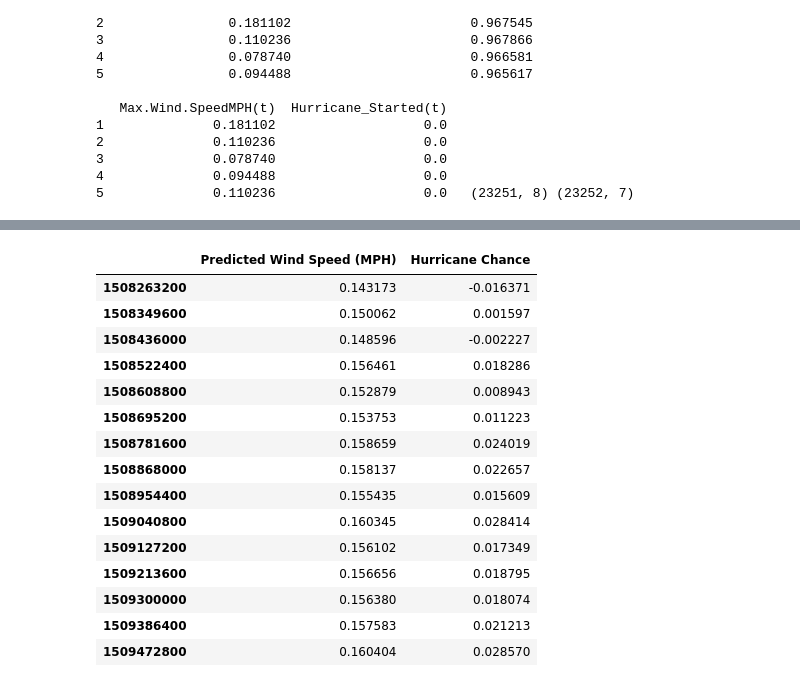
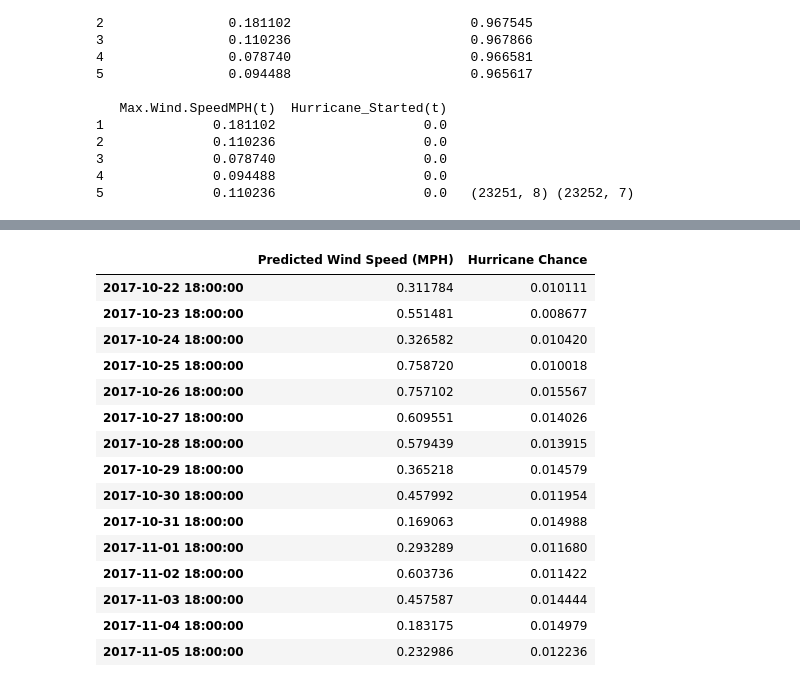
Before and after one commit to peterwilli/HurricAIne, a Jupyter notebook: HurricanePrediction.ipynb, the cells around one changed output, grey strips where cells are left out. Saved outputs shown, nothing was run; the diff lists cells and outputs as text; code cells hidden in the pictures.

```diff
--- a/HurricanePrediction.ipynb
+++ b/HurricanePrediction.ipynb
@@ -282,8 +335,7 @@ print(train_X.shape, train_y.shape, test_X.shape, test_y.shape)
 # %%
 # design network
 model = Sequential()
-#model.add(GaussianNoise(0.5, input_shape=(train_X.shape[1], train_X.shape[2])))
-model.add(LSTM(1, return_sequences=False, input_shape=(train_X.shape[1], train_X.shape[2])))
+model.add(LSTM(15, return_sequences=False, input_shape=(train_X.shape[1], train_X.shape[2])))
 model.add(GaussianDropout(rate=0.1))
 model.add(Dense(2))
 model.compile(loss='mae', optimizer='adam')
@@ -290,14 +344,13 @@ model.compile(loss='mae', optimizer='adam')
 # %%
-while True:
-    # fit network
-    history = model.fit(train_X, train_y, epochs=10, batch_size=72, validation_data=(test_X, test_y), verbose=2, shuffle=False)
+# fit network
+history = model.fit(train_X, train_y, epochs=5, batch_size=72, validation_data=(test_X, test_y), verbose=2, shuffle=False)
 
-    # Clear the screen so we can see the charts
-    clear_output()
+# Clear the screen so we can see the charts
+clear_output()
 
-    # plot history
-    pyplot.plot(history.history['loss'], label='train')
-    pyplot.plot(history.history['val_loss'], label='test')
-    pyplot.legend()
-    pyplot.show()
+# plot history
+pyplot.plot(history.history['loss'], label='train')
+pyplot.plot(history.history['val_loss'], label='test')
+pyplot.legend()
+pyplot.show()
 # %% [output]
@@ -321,7 +370,7 @@ def weather_row_to_pandas(rows):
     data = []
     index = []
     for r in rows:
-        index.append(r[0])
+        index.append(pd.to_datetime(r[0], unit='s'))
         data.append([0, val_by_name(r, 'Max.TemperatureF'), 0, val_by_name(r, 'humidity'),
                      val_by_name(r, 'wind_speed'), val_by_name(r, 'sea_level')])
 
@@ -336,5 +385,6 @@ if os.path.isfile(owm_data_path):
         reader = csv.reader(csv_file,  delimiter=';',
                             quotechar='|', quoting=csv.QUOTE_MINIMAL)
         next(reader) # skip header
-        print(weather_row_to_pandas(reader))
+        owm_data = weather_row_to_pandas(reader)
+owm_data
 # %% [output]
@@ -358,44 +416,36 @@ if os.path.isfile(owm_data_path):
 # %%
-data = None
-if os.path.isfile(owm_data_path):
-    with open(owm_data_path, 'r') as csv_file:
-        reader = csv.reader(csv_file,  delimiter=';',
-                            quotechar='|', quoting=csv.QUOTE_MINIMAL)
-        next(reader) # skip header
-        data = weather_row_to_pandas(reader)
-
 # ensure all data is float
-data = data.apply(pd.to_numeric, args=('coerce',))
+data = owm_data.apply(pd.to_numeric, args=('coerce',))
 data.fillna(0, inplace=True)
 values = data.values
 values = values.astype('float32')
 scaled = scaler.fit_transform(values)
 
 reframed = series_to_supervised(scaled, data.columns, 1, 1)
 # drop columns we don't want to predict
 reframed.drop(reframed.loc[:, 'Events(t)' : 'Max.Humidity(t)'].head(0).columns, axis=1, inplace=True)
 reframed.drop(reframed.loc[:, ['Max.Sea.Level.PressureIn(t)']].head(0).columns, axis=1, inplace=True)
 pred = reframed.values
 pred = pred.reshape((pred.shape[0], 1, pred.shape[1]))
 yhat = model.predict(pred)
 df = pd.DataFrame(data=yhat,
                   index=data.index[:-1],
                   columns=['Predicted Wind Speed (MPH)', 'Hurricane Chance'])
 df
 # %% [output]
 |  | Predicted Wind Speed (MPH) | Hurricane Chance |
-| 1508263200 | 0.143173 | -0.016371 |
-| 1508349600 | 0.150062 | 0.001597 |
-| 1508436000 | 0.148596 | -0.002227 |
-| 1508522400 | 0.156461 | 0.018286 |
-| 1508608800 | 0.152879 | 0.008943 |
-| 1508695200 | 0.153753 | 0.011223 |
-| 1508781600 | 0.158659 | 0.024019 |
-| 1508868000 | 0.158137 | 0.022657 |
-| 1508954400 | 0.155435 | 0.015609 |
-| 1509040800 | 0.160345 | 0.028414 |
-| 1509127200 | 0.156102 | 0.017349 |
-| 1509213600 | 0.156656 | 0.018795 |
-| 1509300000 | 0.156380 | 0.018074 |
-| 1509386400 | 0.157583 | 0.021213 |
-| 1509472800 | 0.160404 | 0.028570 |
+| 2017-10-22 18:00:00 | 0.311784 | 0.010111 |
+| 2017-10-23 18:00:00 | 0.551481 | 0.008677 |
+| 2017-10-24 18:00:00 | 0.326582 | 0.010420 |
+| 2017-10-25 18:00:00 | 0.758720 | 0.010018 |
+| 2017-10-26 18:00:00 | 0.757102 | 0.015567 |
+| 2017-10-27 18:00:00 | 0.609551 | 0.014026 |
+| 2017-10-28 18:00:00 | 0.579439 | 0.013915 |
+| 2017-10-29 18:00:00 | 0.365218 | 0.014579 |
+| 2017-10-30 18:00:00 | 0.457992 | 0.011954 |
+| 2017-10-31 18:00:00 | 0.169063 | 0.014988 |
+| 2017-11-01 18:00:00 | 0.293289 | 0.011680 |
+| 2017-11-02 18:00:00 | 0.603736 | 0.011422 |
+| 2017-11-03 18:00:00 | 0.457587 | 0.014444 |
+| 2017-11-04 18:00:00 | 0.183175 | 0.014979 |
+| 2017-11-05 18:00:00 | 0.232986 | 0.012236 |
```
Also changed, not shown: parts of 20 cells of this notebook.
